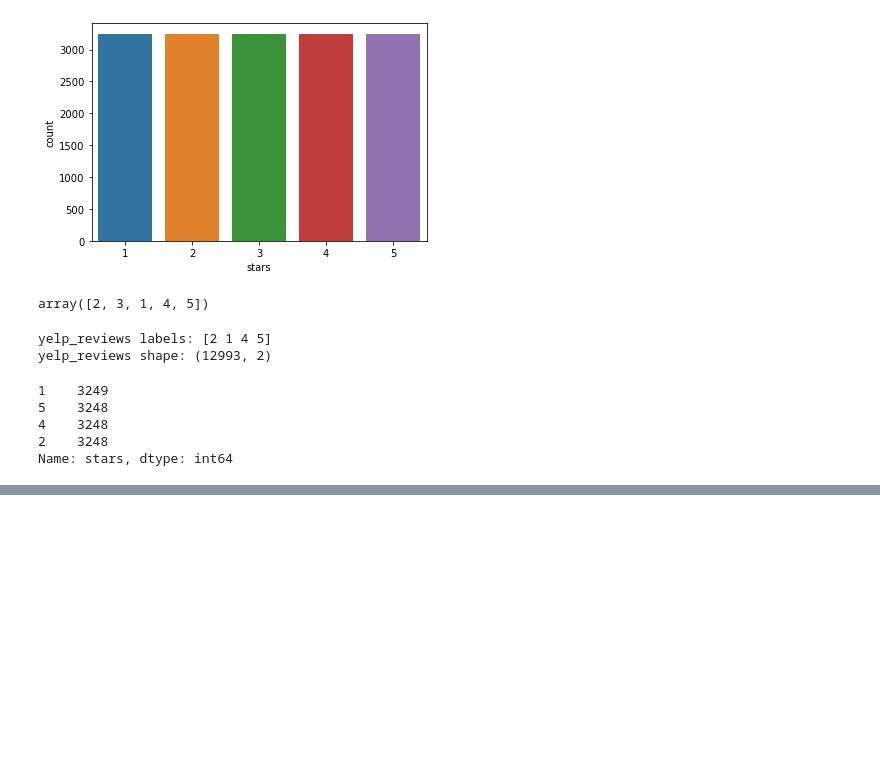
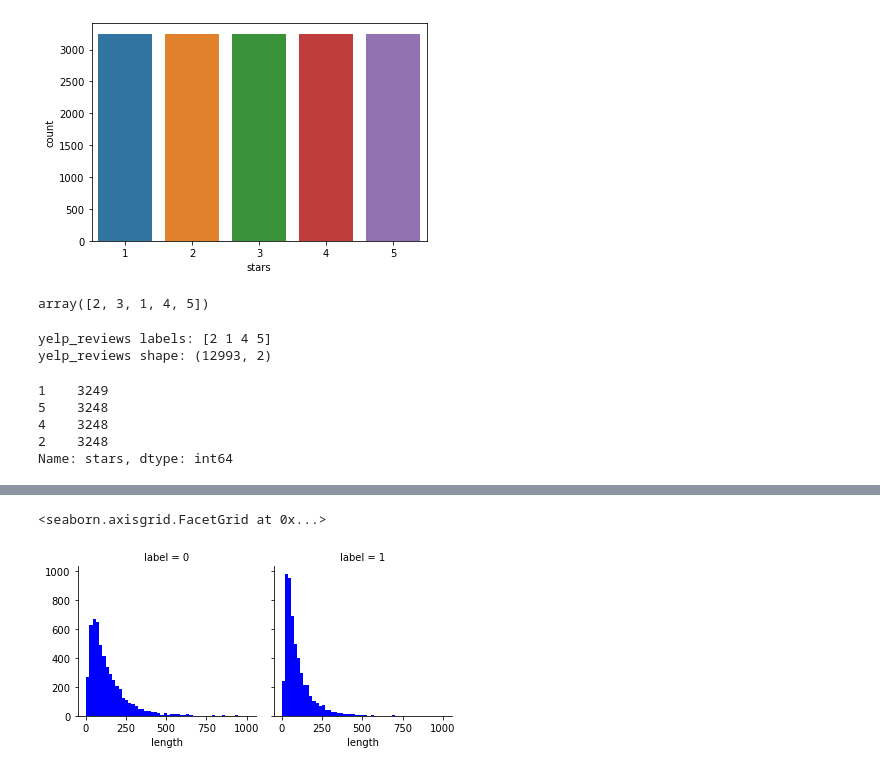
Before and after one commit to lupis30puc/yelp_bert_random_forest, a Jupyter notebook: preprocessing-for-bert-yelp-dataset.ipynb, the cells around one changed output, grey strips where cells are left out. Drawn from its saved outputs; the diff is of its cells as text; code cells hidden in the pictures; blank space fills up the shorter version.

```diff
--- a/preprocessing-for-bert-yelp-dataset.ipynb
+++ b/preprocessing-for-bert-yelp-dataset.ipynb
@@ -208,0 +214,4 @@ balanced_simplified_reviews
+# %%
+sample_balanced_reviews = balanced_simplified_reviews.drop(labels='length', axis=1)
+sample_balanced_reviews = sample_balanced_reviews.reset_index(drop=True)
+sample_balanced_reviews
@@ -208,0 +237,6 @@ balanced_simplified_reviews
+# %%
+RANDOM_SEED = 42
+sample_train, sample_test = train_test_split(sample_balanced_reviews, test_size=0.20, random_state=RANDOM_SEED,
+                                     stratify=sample_balanced_reviews.label.values)
+sample_validation, sample_test = train_test_split(sample_test, test_size=0.25, random_state=RANDOM_SEED, stratify=sample_test.label.values)
+sample_train.shape, sample_test.shape, sample_validation.shape
@@ -208,0 +250,4 @@ balanced_simplified_reviews
+# %%
+train_df = sample_train.copy()
+validation_df = sample_validation.copy()
+test_df = sample_test.copy()
@@ -208,0 +298,4 @@ balanced_simplified_reviews
+# %%
+#CREATING A NEW COLUMN IN THE DATASET FOR THE NUMBER OF WORDS IN THE REVIEW
+train_df['length'] = train_df['text'].apply(lambda x : len(x.strip().split(" ")))
+train_df['length'].describe()
@@ -208,0 +321,8 @@ balanced_simplified_reviews
+# %%
+# COMPARING TEXT LENGTH TO STARS
+graph = sns.FacetGrid(data=train_df,col='label')
+graph.map(plt.hist,'length',bins=50,color='blue')
+# 0 negative, 1 positive
+# %% [output]
+<seaborn.axisgrid.FacetGrid at 0x...>
+[figure, added]
```
Also changed, not shown: parts of 32 cells of this notebook.
